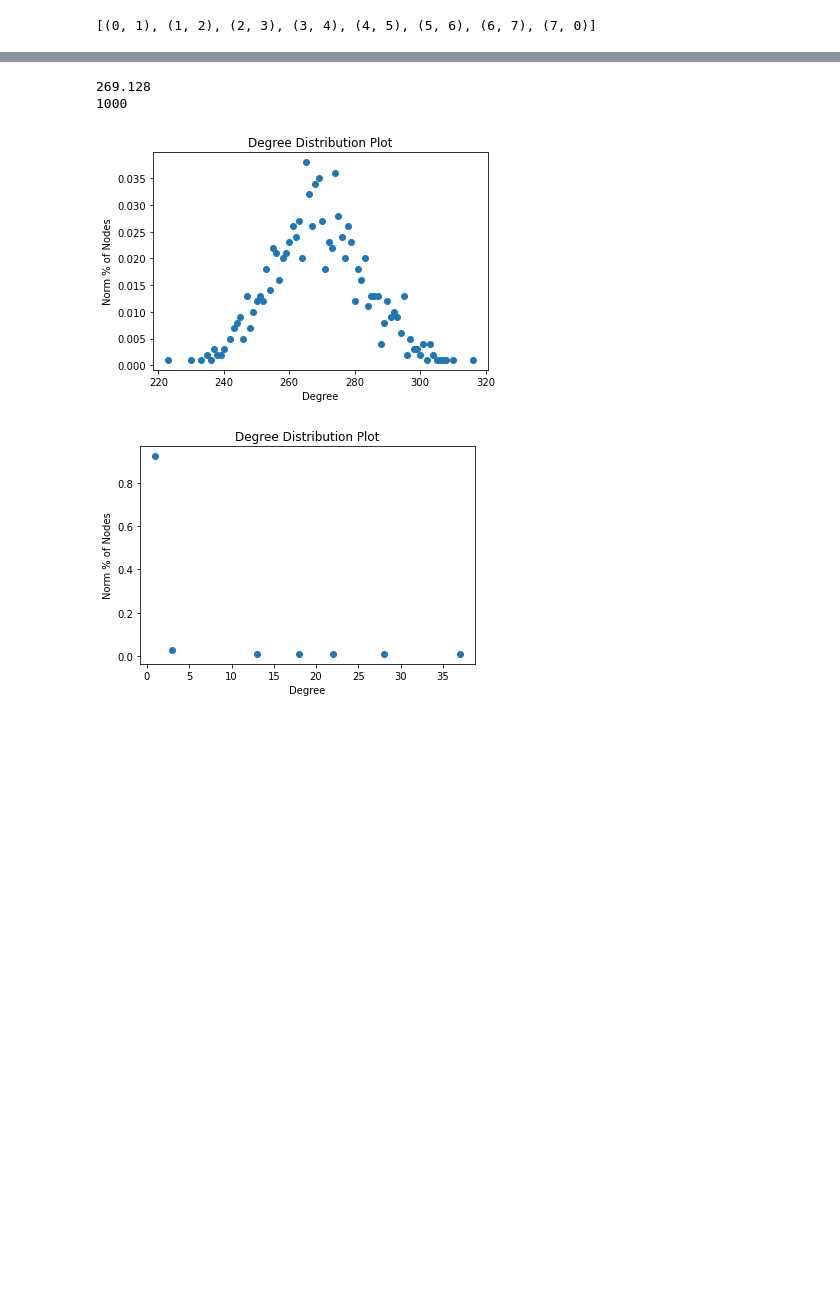
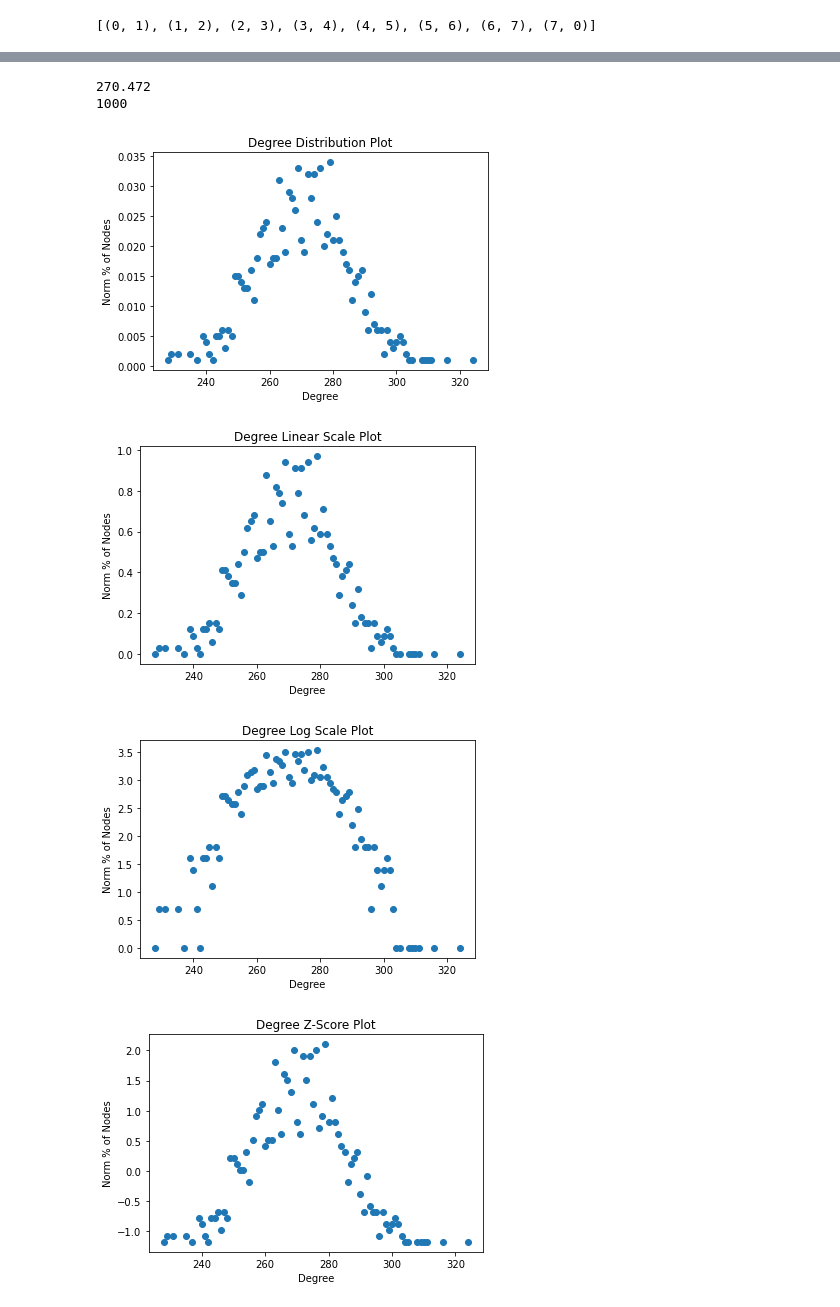
Before and after one commit to LilaShiba/aiValuesConstruct, a Jupyter notebook: dataAnalysis.ipynb, the cells around one changed output, grey strips where cells are left out. Saved outputs shown, nothing was run; the diff lists cells and outputs as text; code cells hidden in the pictures; blank space fills up the shorter version.

Commit message:
graphs

```diff
--- a/dataAnalysis.ipynb
+++ b/dataAnalysis.ipynb
@@ -160,4 +161,0 @@ nx.draw(G2)
-# %%
-x = nx.average_degree_connectivity(G2)
-plt.hist(x, bins=(len(x)))
-plt.show()
@@ -181,21 +177,78 @@ def pnGraph(G):
     # normalize against max element
     #n = max(in_cnt)
     # normalize against sum, e.g., range 0-1
-    n = sum(in_cnt)
-    norm = [float(i)/n for i in in_cnt]
+    n = abs(sum(in_cnt))
+    norm = [i/n for i in in_cnt]
+    #print(norm)
+    #norm = [(x-min(in_cnt))/ max(in_cnt)/min(in_cnt)]
     plt.title("Degree Distribution Plot")
     plt.xlabel('Degree')
     plt.ylabel('Norm % of Nodes')
     plt.plot(in_deg, norm,'o')
     plt.show()
+    return norm
+
+def linearScaling(G):
+    degrees = sorted([G.degree(n) for n in G.nodes()])
+    degreesCount = collections.Counter(degrees)
+    in_deg, in_cnt = zip(*degreesCount.items())
+    # normalize against max element
+
+    scaled = [round((x-min(in_cnt))/ max(in_cnt)/min(in_cnt),2) for x in in_cnt]
+    #print(norm)
+    plt.title("Degree Linear Scale Plot")
+    plt.xlabel('Degree')
+    plt.ylabel('Norm % of Nodes')
+    plt.plot(in_deg, scaled,'o')
+    plt.show()
+    return scaled
+
+def zscore(G):
+    # represents the number of standard deviations
+    # away from the mean
+
+    degrees = sorted([G.degree(n) for n in G.nodes()])
+    degreesCount = collections.Counter(degrees)
+    in_deg, in_cnt = zip(*degreesCount.items())
+    sigma, mu = np.std(in_cnt), np.mean(in_cnt)
+    zscores = [round((x-mu)/sigma,5) for x in in_cnt]
+    #print(norm)
+    plt.title("Degree Z-Score Plot")
+    plt.xlabel('Degree')
+    plt.ylabel('Norm % of Nodes')
+    plt.plot(in_deg, zscores,'o')
+    plt.show()
+    return zscores,in_cnt
 
 
-pnGraph(G3)
+def logScaling(G):
+    degrees = sorted([G.degree(n) for n in G.nodes()])
+    degreesCount = collections.Counter(degrees)
+    in_deg, in_cnt = zip(*degreesCount.items())
+    # normalize against max element
+
+    scaled = [np.log(x) for x in in_cnt]
+    #print(norm)
+    plt.title("Degree Log Scale Plot")
+    plt.xlabel('Degree')
+    plt.ylabel('Norm % of Nodes')
+    plt.plot(in_deg, scaled,'o')
+    plt.show()
+    return scaled
 # %% [output]
-269.128
+270.472
 1000
-[figure, removed]
-# %%
-pnGraph(G1)
-# %% [output]
-[figure, removed]
+# %%
+a = pnGraph(G3)
+b = linearScaling(G3)
+c = logScaling(G3)
+d,in_cnt = zscore(G3)
+print(sum(a))
+print(sum(b))
+print(sum(c))
+print(sum(d))
+# %% [output]
+[figure, added]
+[figure, added]
+[figure, added]
+[figure, added]
```
Also changed, not shown: parts of 20 cells of this notebook.
